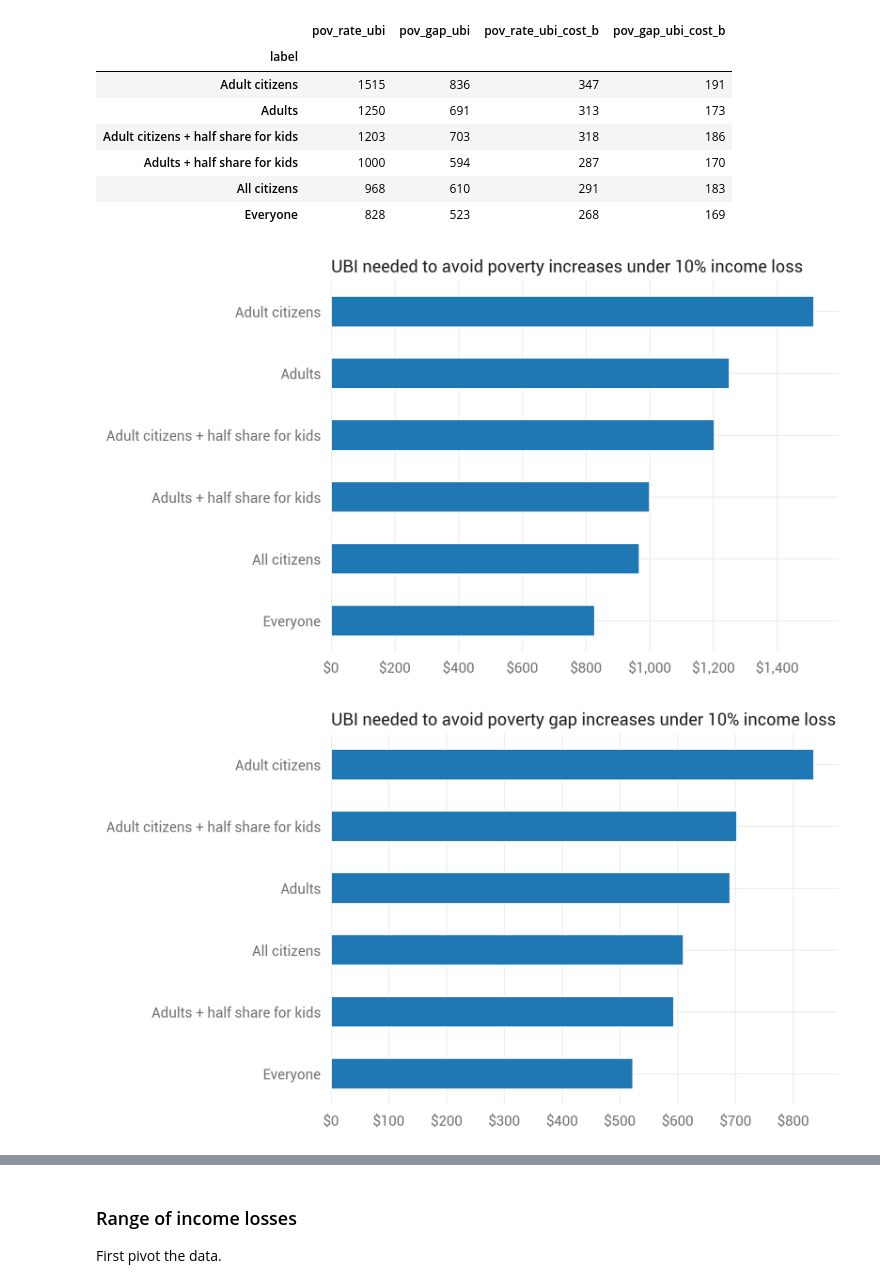
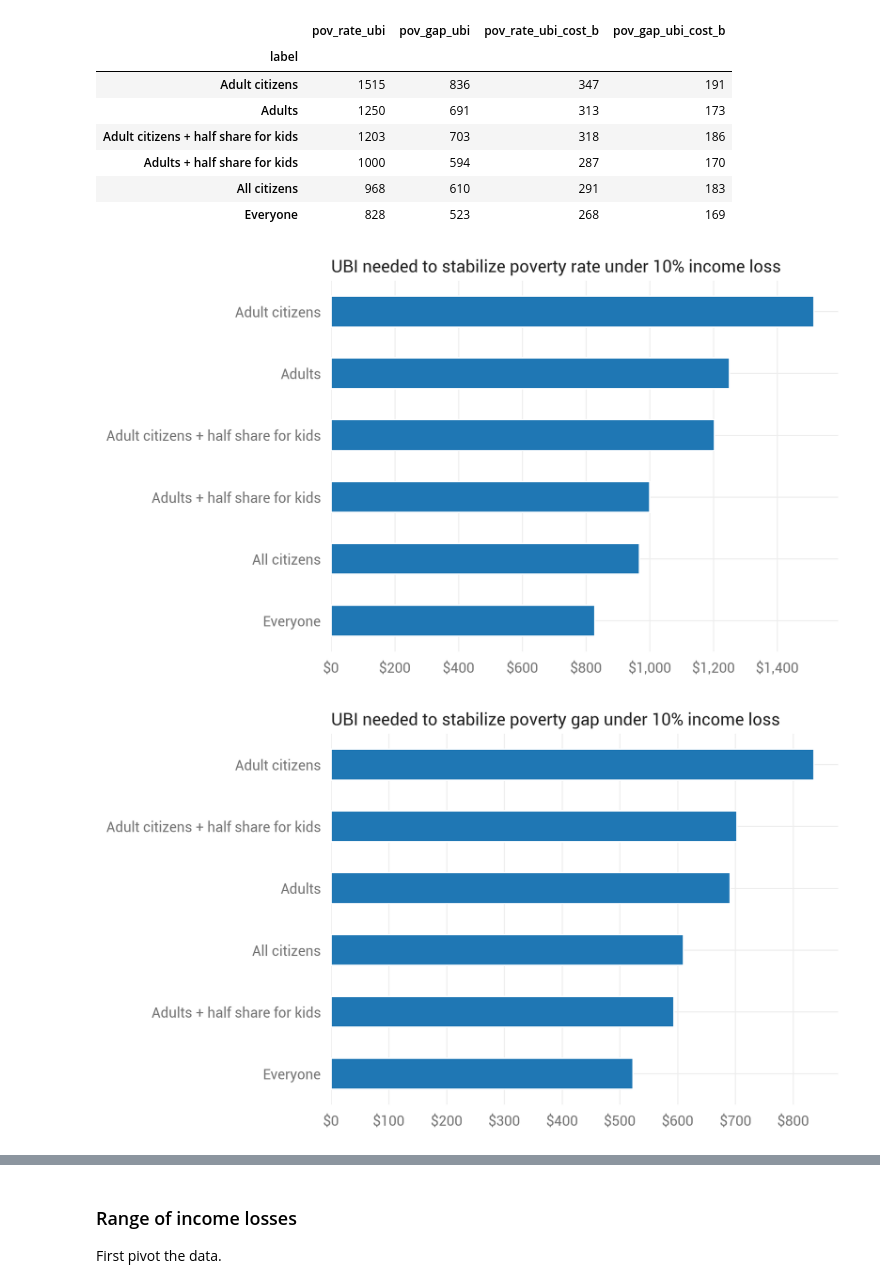
Before and after one commit to UBICenter/ubi-center, a Jupyter notebook: notebooks/covid/covid_ubi.ipynb, the cells around one changed output, grey strips where cells are left out. Drawn from its saved outputs; the diff is of its cells as text; code cells hidden in the pictures.

```diff
--- a/notebooks/covid/covid_ubi.ipynb
+++ b/notebooks/covid/covid_ubi.ipynb
@@ -487,7 +487,7 @@ ubis[ubis.cut == 0.1].set_index('label').drop(
 # %%
 ax = ubis[ubis.cut == 0.1].sort_values('pov_rate_ubi').plot.barh(
     'label', 'pov_rate_ubi')
-plt.title('UBI needed to avoid poverty increases under 10% income loss',
+plt.title('UBI needed to stabilize poverty rate under 10% income loss',
           loc='left')
 ax.xaxis.set_major_formatter(mdf.dollar_format())
 plt.ylabel('')
@@ -496,19 +496,19 @@ ax.get_legend().remove()
 plt.savefig('charts/ubi_pov_rate_10pct.png', bbox_inches='tight')
 plt.show()
 # %% [output]
-[figure, old version]
+[figure, new version]
 # %%
 ax = ubis[ubis.cut == 0.1].sort_values('pov_gap_ubi').plot.barh(
     'label', 'pov_gap_ubi')
-plt.title('UBI needed to avoid poverty gap increases under 10% income loss',
+plt.title('UBI needed to stabilize poverty gap under 10% income loss',
           loc='left')
 ax.xaxis.set_major_formatter(mdf.dollar_format())
 plt.ylabel('')
 ax.get_legend().remove()
 plt.savefig('charts/ubi_pov_gap_10pct.png', bbox_inches='tight')
 plt.show()
 # %% [output]
-[figure, old version]
+[figure, new version]
 # %%
 ax = ubis[ubis.cut == 0.1].sort_values('pov_rate_ubi_cost_b').plot.barh(
     'label', 'pov_rate_ubi_cost_b')
```
Also changed, not shown: parts of 6 cells of this notebook, 8 other files.
